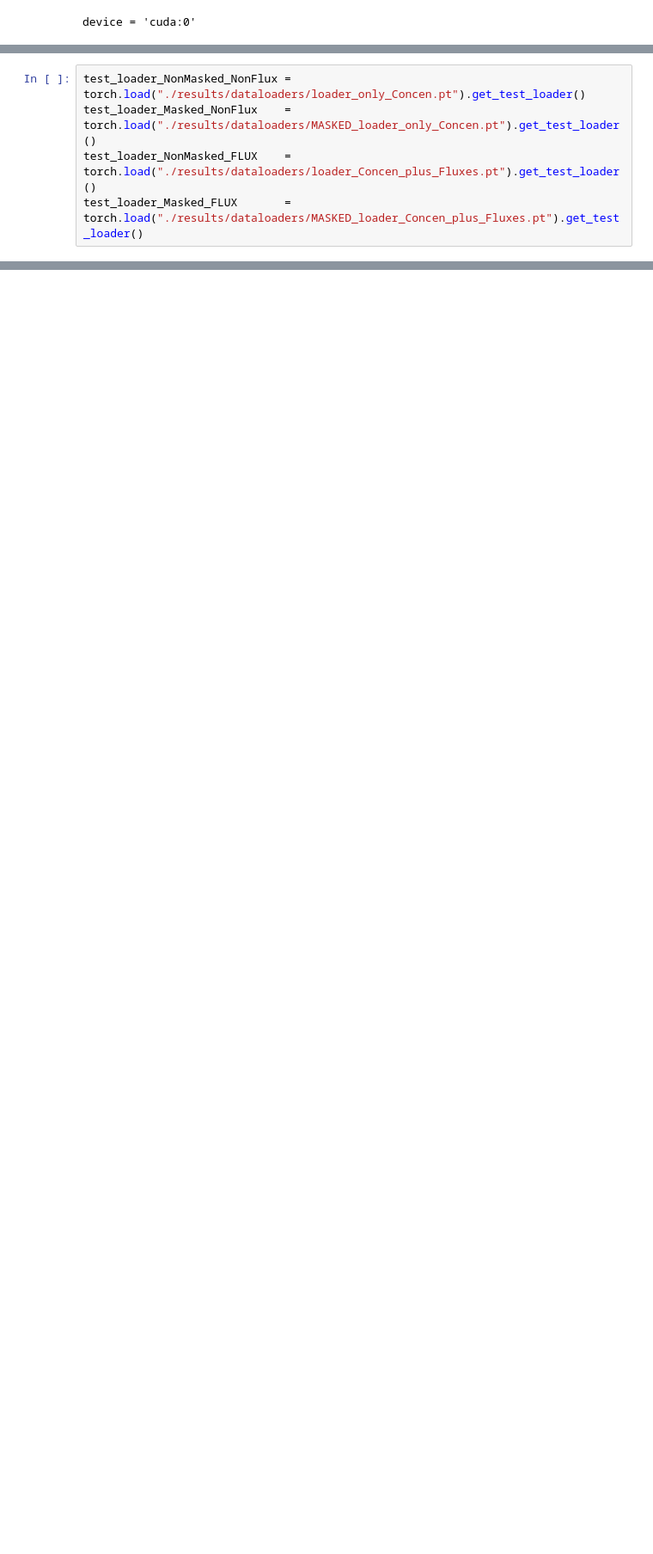
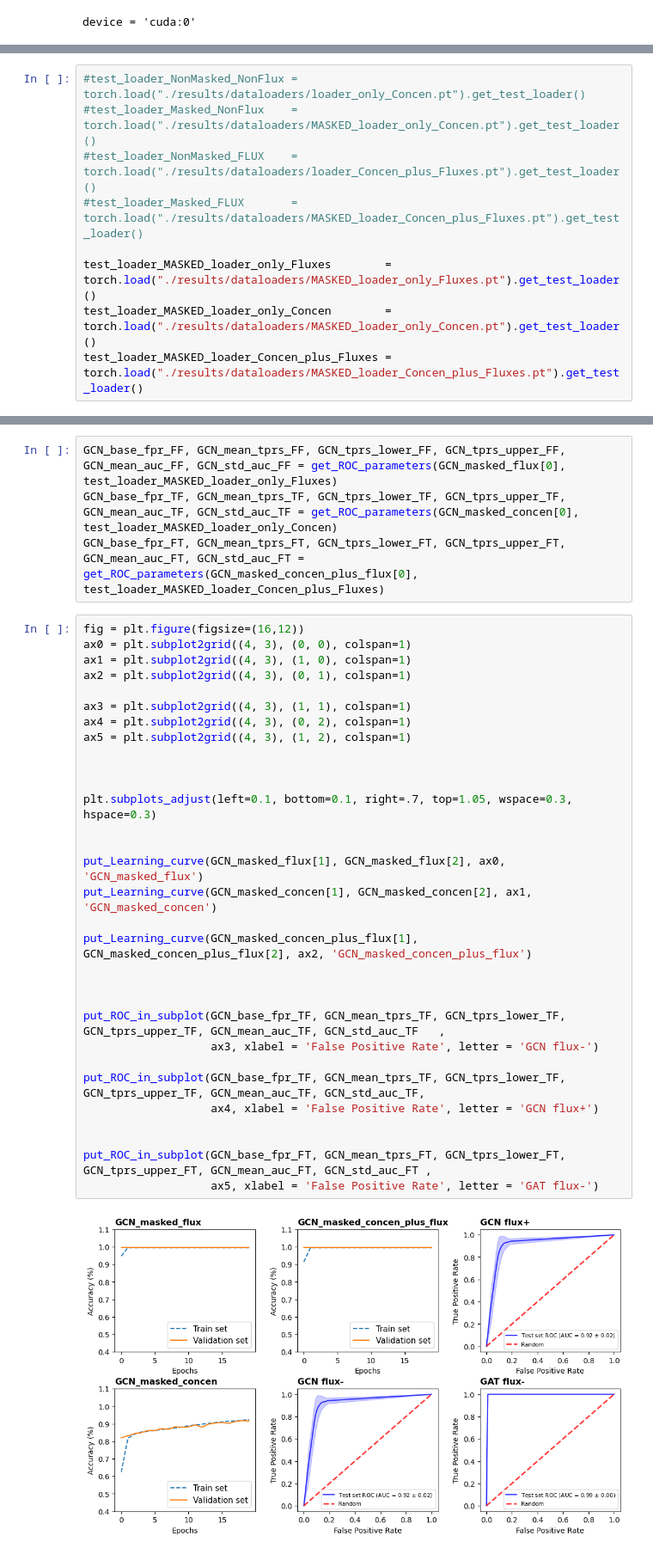
Before and after one commit to DeepenData/Graph_Neural_Networks_and_Phenylketonuria, a Jupyter notebook: src/step07a_train_GNNs.ipynb, the cells around one changed output, grey strips where cells are left out. Shown at 86% size. Drawn from its saved outputs; the diff is of its cells as text; blank space fills up the shorter version.

```diff
--- a/src/step07a_train_GNNs.ipynb
+++ b/src/step07a_train_GNNs.ipynb
@@ -90,5 +64,9 @@ saved as ./results/trained_models/Non_flux/Masked/GCN/Model_GCN_05-12-2022_15h_2
 # %%
-test_loader_NonMasked_NonFlux = torch.load("./results/dataloaders/loader_only_Concen.pt").get_test_loader()
-test_loader_Masked_NonFlux    = torch.load("./results/dataloaders/MASKED_loader_only_Concen.pt").get_test_loader()
-test_loader_NonMasked_FLUX    = torch.load("./results/dataloaders/loader_Concen_plus_Fluxes.pt").get_test_loader()
-test_loader_Masked_FLUX       = torch.load("./results/dataloaders/MASKED_loader_Concen_plus_Fluxes.pt").get_test_loader()
+#test_loader_NonMasked_NonFlux = torch.load("./results/dataloaders/loader_only_Concen.pt").get_test_loader()
+#test_loader_Masked_NonFlux    = torch.load("./results/dataloaders/MASKED_loader_only_Concen.pt").get_test_loader()
+#test_loader_NonMasked_FLUX    = torch.load("./results/dataloaders/loader_Concen_plus_Fluxes.pt").get_test_loader()
+#test_loader_Masked_FLUX       = torch.load("./results/dataloaders/MASKED_loader_Concen_plus_Fluxes.pt").get_test_loader()
+
+test_loader_MASKED_loader_only_Fluxes        = torch.load("./results/dataloaders/MASKED_loader_only_Fluxes.pt").get_test_loader()
+test_loader_MASKED_loader_only_Concen        = torch.load("./results/dataloaders/MASKED_loader_only_Concen.pt").get_test_loader()
+test_loader_MASKED_loader_Concen_plus_Fluxes = torch.load("./results/dataloaders/MASKED_loader_Concen_plus_Fluxes.pt").get_test_loader()
@@ -112,3 +73,40 @@ GIN_base_fpr_TT, GIN_mean_tprs_TT, GIN_tprs_lower_TT, GIN_tprs_upper_TT, GIN_mea
+# %%
+GCN_base_fpr_FF, GCN_mean_tprs_FF, GCN_tprs_lower_FF, GCN_tprs_upper_FF, GCN_mean_auc_FF, GCN_std_auc_FF = get_ROC_parameters(GCN_masked_flux[0], test_loader_MASKED_loader_only_Fluxes)
+GCN_base_fpr_TF, GCN_mean_tprs_TF, GCN_tprs_lower_TF, GCN_tprs_upper_TF, GCN_mean_auc_TF, GCN_std_auc_TF = get_ROC_parameters(GCN_masked_concen[0], test_loader_MASKED_loader_only_Concen)
+GCN_base_fpr_FT, GCN_mean_tprs_FT, GCN_tprs_lower_FT, GCN_tprs_upper_FT, GCN_mean_auc_FT, GCN_std_auc_FT = get_ROC_parameters(GCN_masked_concen_plus_flux[0], test_loader_MASKED_loader_Concen_plus_Fluxes)
+# %%
+fig = plt.figure(figsize=(16,12))
+ax0 = plt.subplot2grid((4, 3), (0, 0), colspan=1)
+ax1 = plt.subplot2grid((4, 3), (1, 0), colspan=1)
+ax2 = plt.subplot2grid((4, 3), (0, 1), colspan=1)
+
+ax3 = plt.subplot2grid((4, 3), (1, 1), colspan=1)
+ax4 = plt.subplot2grid((4, 3), (0, 2), colspan=1)
+ax5 = plt.subplot2grid((4, 3), (1, 2), colspan=1)
+
+
+
+plt.subplots_adjust(left=0.1, bottom=0.1, right=.7, top=1.05, wspace=0.3, hspace=0.3)
+
+
+put_Learning_curve(GCN_masked_flux[1], GCN_masked_flux[2], ax0, 'GCN_masked_flux')
+put_Learning_curve(GCN_masked_concen[1], GCN_masked_concen[2], ax1, 'GCN_masked_concen')
+
+put_Learning_curve(GCN_masked_concen_plus_flux[1], GCN_masked_concen_plus_flux[2], ax2, 'GCN_masked_concen_plus_flux')
+
+
+
+put_ROC_in_subplot(GCN_base_fpr_TF, GCN_mean_tprs_TF, GCN_tprs_lower_TF, GCN_tprs_upper_TF, GCN_mean_auc_TF, GCN_std_auc_TF   ,
+                   ax3, xlabel = 'False Positive Rate', letter = 'GCN flux-')
+
+put_ROC_in_subplot(GCN_base_fpr_TF, GCN_mean_tprs_TF, GCN_tprs_lower_TF, GCN_tprs_upper_TF, GCN_mean_auc_TF, GCN_std_auc_TF,
+                   ax4, xlabel = 'False Positive Rate', letter = 'GCN flux+')
+
+
+put_ROC_in_subplot(GCN_base_fpr_FT, GCN_mean_tprs_FT, GCN_tprs_lower_FT, GCN_tprs_upper_FT, GCN_mean_auc_FT, GCN_std_auc_FT ,
+                   ax5, xlabel = 'False Positive Rate', letter = 'GAT flux-')
+# %% [output]
+[figure, added]
 # %%
 fig = plt.figure(figsize=(16,12))
 ax0 = plt.subplot2grid((4, 3), (0, 0), colspan=1)
```
Also changed, not shown: parts of 4 cells of this notebook, 9 other files.
